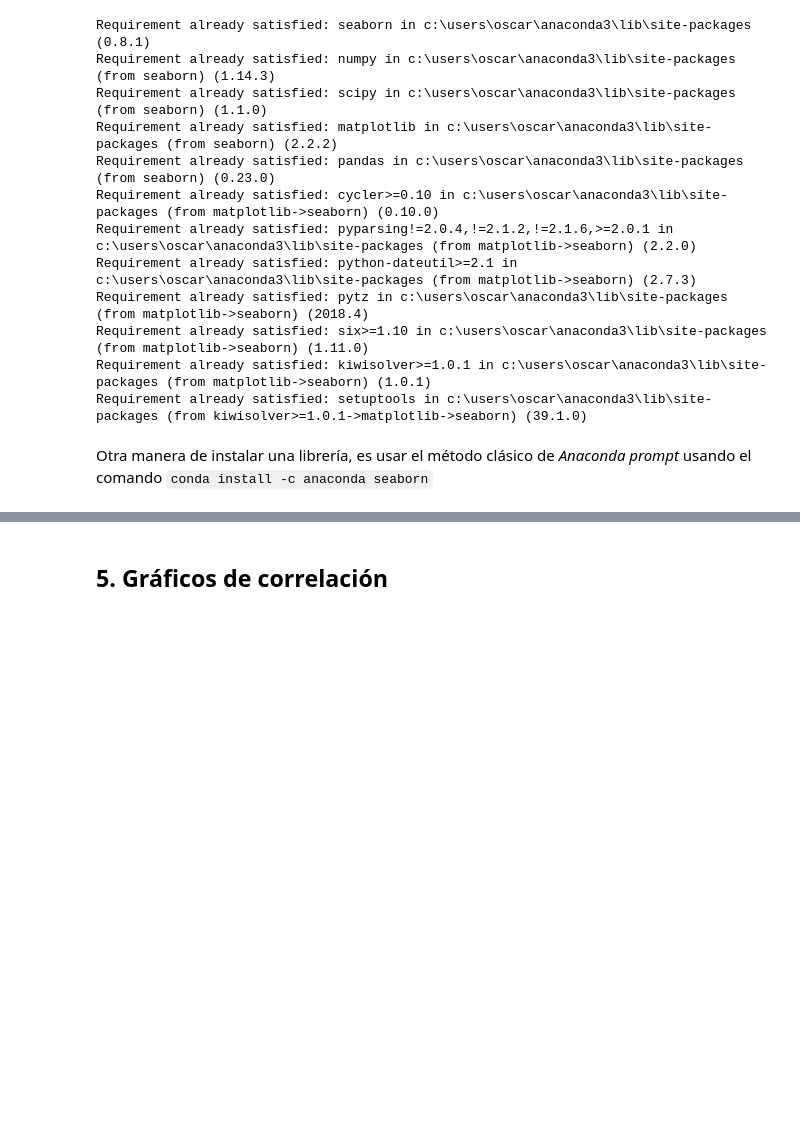
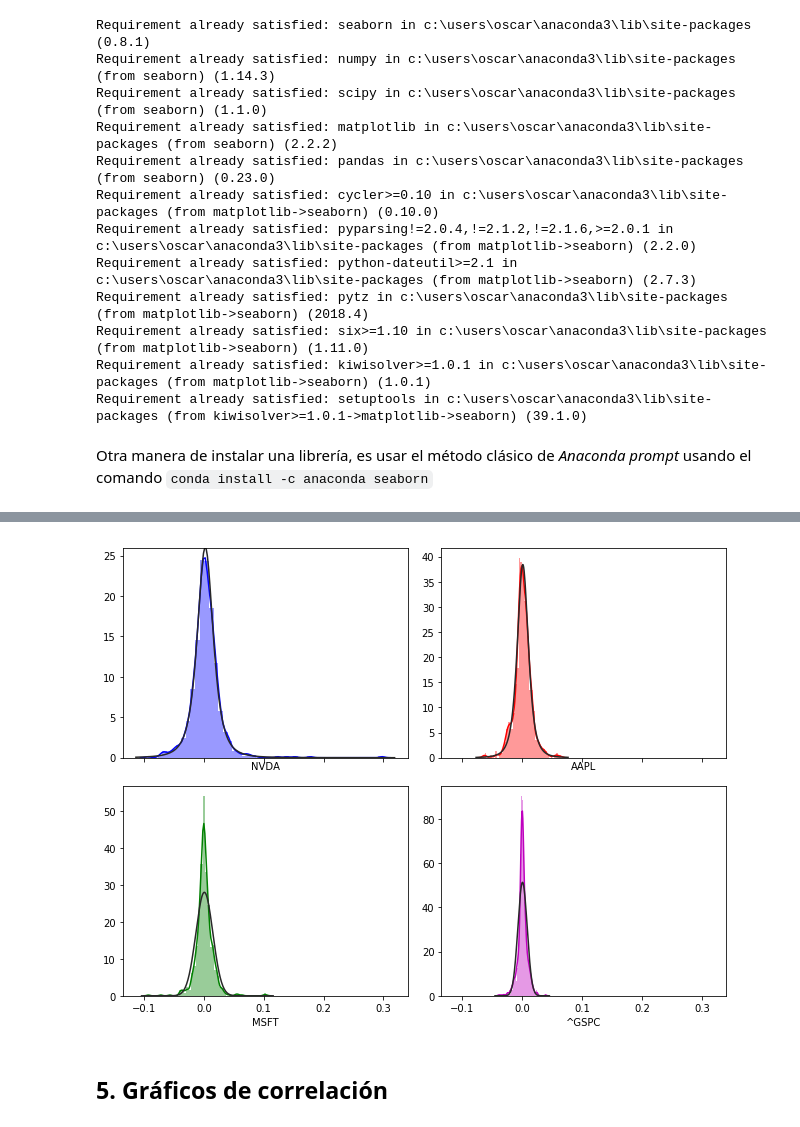
Before and after one commit to ramirezdiana/SPF-2019-II-G2, a Jupyter notebook: TEMA-3/Clase18_ContinuacionClase17.ipynb, the cells around one changed output, grey strips where cells are left out. Cells and saved outputs as stored; diff of their text form; code cells hidden in the pictures; blank space fills up the shorter version.

```diff
--- a/TEMA-3/Clase18_ContinuacionClase17.ipynb
+++ b/TEMA-3/Clase18_ContinuacionClase17.ipynb
@@ -259,7 +259,7 @@ Otra manera de instalar una librería, es usar el método clásico de *Anaconda
 # %%
 f, axes = plt.subplots(2, 2, figsize=(9, 7), sharex=True)
 # Plot a simple histogram with binsize determined automatically
-sns.distplot(Rall.loc[:,'NVDA'], color="b", fit=stats.laplace, norm_hist=True, ax=axes[0, 0])
+sns.distplot(Rall.loc[:,'NVDA'], color="b", fit=stats.t, norm_hist=True, ax=axes[0, 0])
 sns.distplot(Rall.loc[:,'AAPL'], color="r", fit=stats.t, norm_hist=True, ax=axes[0, 1])
 sns.distplot(Rall.loc[:,'MSFT'], color="g", fit=stats.norm, norm_hist=True, ax=axes[1, 0])
 sns.distplot(Rall.loc[:,'^GSPC'], color="m", fit=stats.norm, norm_hist=True, ax=axes[1, 1])
@@ -270,3 +268,4 @@ plt.tight_layout()
+[figure, added]
 # %% [markdown]
 ## 5. Gráficos de correlación
 # %%
```
Also changed, not shown: parts of 2 cells of this notebook.
